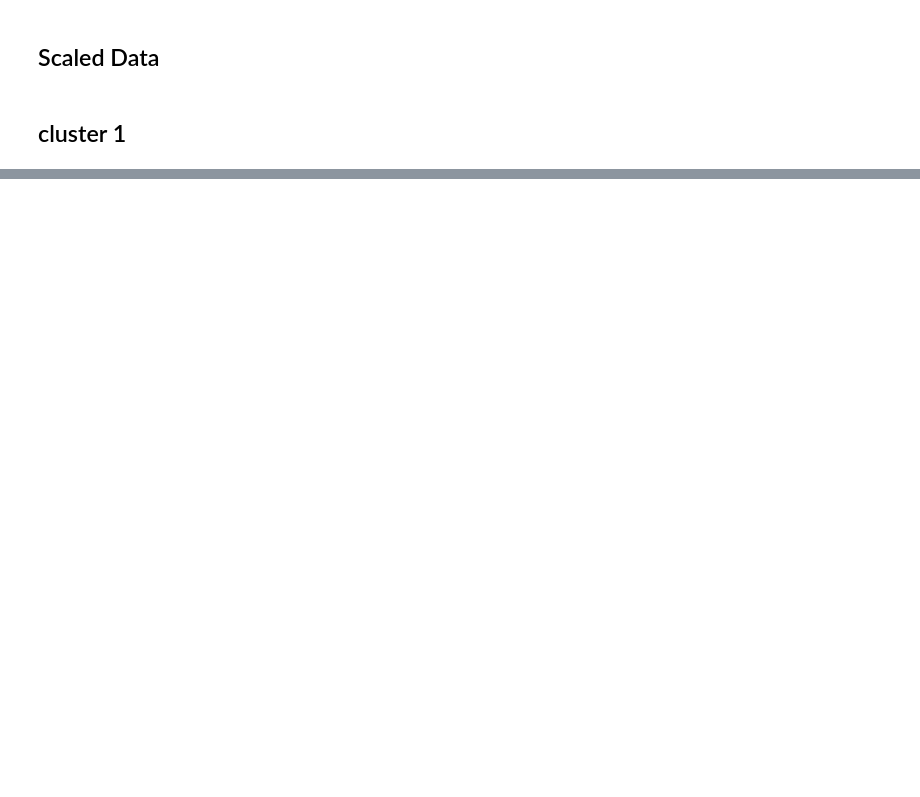
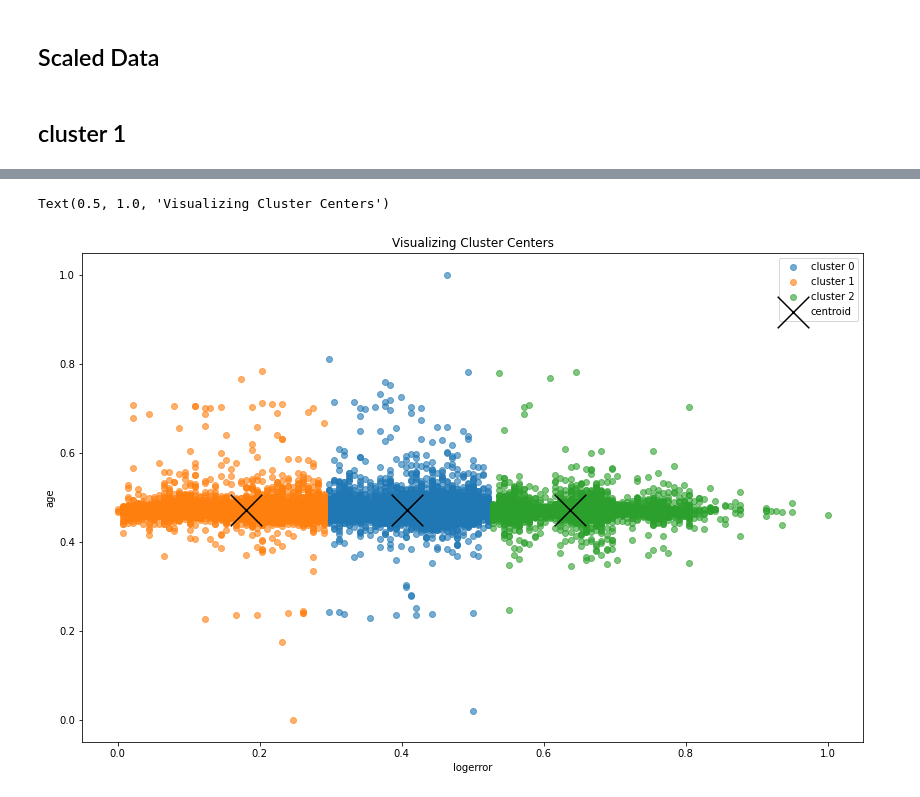
Before and after one commit to hrodjr/zestimate_error_drivers_project, a Jupyter notebook: scratch_notebook.ipynb, the cells around one changed output, grey strips where cells are left out. Drawn from its saved outputs; the diff is of its cells as text; code cells hidden in the pictures; blank space fills up the shorter version.

```diff
--- a/scratch_notebook.ipynb
+++ b/scratch_notebook.ipynb
@@ -142,7 +217,7 @@ train_scaled["county"] = train.county.copy()
 ## cluster 1
 # %%
 X = train_scaled[['latitude', 'longitude']]
-kmeans = KMeans(n_clusters=5)
+kmeans = KMeans(n_clusters=4)
 kmeans.fit(X)
 train_scaled['cluster'] = kmeans.predict(X)
 centroids = pd.DataFrame(kmeans.cluster_centers_, columns=X.columns)
@@ -180,5 +260,5 @@ for ax, k in zip(axs.ravel(), range(2, 6)):
 # %%
-X = train_scaled[['sqft', 'tax_value']]
+X = train_scaled[['logerror', 'age']]
 kmeans = KMeans(n_clusters=3)
 kmeans.fit(X)
 train_scaled['cluster'] = kmeans.predict(X)
@@ -188,15 +274,18 @@ train_scaled.groupby('cluster')['sqft', 'tax_value'].mean()
 # %%
 plt.figure(figsize=(14, 9))
 
 for cluster, subset in train_scaled.groupby('cluster'):
-    plt.scatter(subset.tax_value, subset.sqft, label='cluster ' + str(cluster), alpha=.6)
+    plt.scatter(subset.age, subset.logerror, label='cluster ' + str(cluster), alpha=.6)
 
-centroids.plot.scatter(y='sqft', x='tax_value', c='black', marker='x', s=1000, ax=plt.gca(), label='centroid')
+centroids.plot.scatter(y='logerror', x='age', c='black', marker='x', s=1000, ax=plt.gca(), label='centroid')
 
 plt.legend()
-plt.xlabel('tax_value')
-plt.ylabel('sqft')
+plt.xlabel('logerror')
+plt.ylabel('age')
 plt.title('Visualizing Cluster Centers')
+# %% [output]
+Text(0.5, 1.0, 'Visualizing Cluster Centers')
+[figure, added]
 # %%
 with plt.style.context('seaborn-whitegrid'):
     plt.figure(figsize=(9, 6))
```
Also changed, not shown: parts of 92 cells of this notebook, 2 other files.
